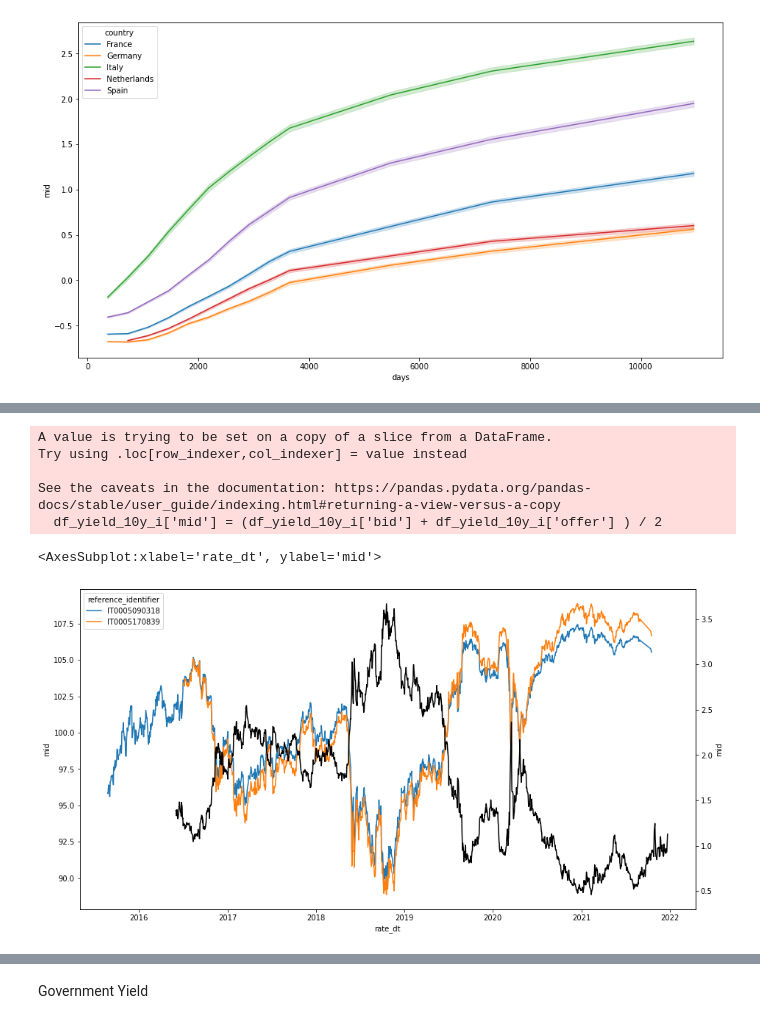
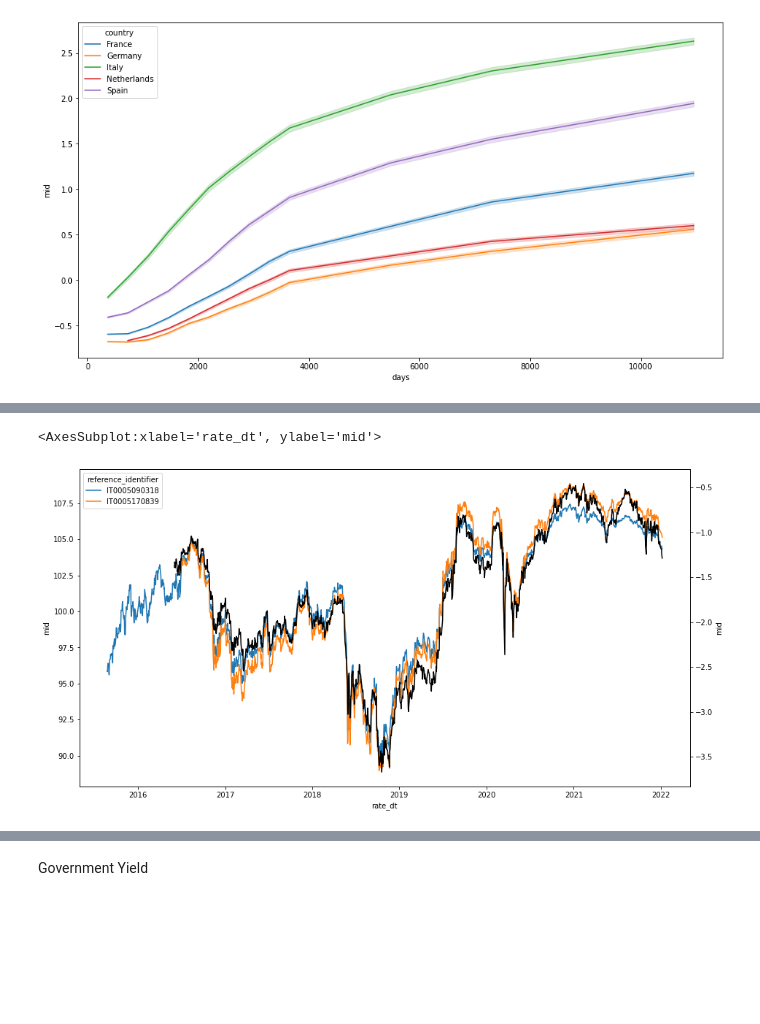
Before and after one commit to Merijn68/BondTrading, a Jupyter notebook: notebooks/03_data_exploratie.ipynb, the cells around one changed output, grey strips where cells are left out. Saved outputs shown, nothing was run; the diff lists cells and outputs as text; code cells hidden in the pictures; blank space fills up the shorter version.

```diff
--- a/notebooks/03_data_exploratie.ipynb
+++ b/notebooks/03_data_exploratie.ipynb
@@ -97,16 +80,16 @@ plt.figure(figsize=(15,8))
 df_bp = make_dataset.read_pkl('bp')
 
 df_yield = make_dataset.read_pkl('yield')
-df_y = df_yield[(df_yield['country']=='Germany') & (df_yield['timeband']=='10 YEARS')].copy()
+df_y10 = df_yield[df_yield['timeband']=='10 YEARS']
+df_y10_germany = df_y10[df_y10['country']=='Germany']
 
 
 df = df_bp[df_bp['isin'].isin(['DE0001102309','DE0001102374', 'DE0001135499'])]
-df = df[df['rate_dt'] >= df_y['rate_dt'].min()]
+df = df[df['rate_dt'] >= df_y10_germany['rate_dt'].min()]
 sns.lineplot(data = df, x = 'rate_dt', y = 'mid', hue = 'reference_identifier')
 
-df_y['mid'] = (df_y['bid'] + df_y['offer'] ) / 2
-df_y = df_y[df_y['rate_dt'] >= df['rate_dt'].min()]
+df_y10_germany = df_y10_germany[df_y10_germany['rate_dt'] >= df['rate_dt'].min()]
 
 ax2 = plt.twinx()
-sns.lineplot(data = df_y, x = 'rate_dt', y = 'mid', color = 'black', ax=ax2)
+sns.lineplot(data = df_y10_germany, x = 'rate_dt', y = 'mid', color = 'black', ax=ax2)
 # %% [output]
@@ -147,19 +153,14 @@ df_bonds_i
 # %%
 isins = df_bonds_i['isin'].to_list()
 df_bp_i = df_bp[df_bp['isin'].isin(isins)]
 plt.figure(figsize=(15,8))
 sns.lineplot(data = df_bp_i, x = 'rate_dt', y = 'mid', hue = 'reference_identifier')
 
-df_yield_10y_i = df_yield_10y[df_yield_10y['country'] == 'Italy']
-df_yield_10y_i['mid'] = (df_yield_10y_i['bid'] + df_yield_10y_i['offer'] ) / 2
-
+df_y10_italy = df_y10[df_y10['country']=='Italy']
+df_y10_italy = df_y10_italy[df_y10_italy['rate_dt'] >= df_bp_i['rate_dt'].min()]
+df_y10_italy['mid'] = df_y10_italy['mid'] * -1
 ax2 = plt.twinx()
-sns.lineplot(data = df_yield_10y_i, x = 'rate_dt', y = 'mid', color = 'black', ax=ax2)
+sns.lineplot(data = df_y10_italy, x = 'rate_dt', y = 'mid', color = 'black', ax=ax2)
 # %% [output]
-A value is trying to be set on a copy of a slice from a DataFrame.
-Try using .loc[row_indexer,col_indexer] = value instead
-
-See the caveats in the documentation: https://pandas.pydata.org/pandas-docs/stable/user_guide/indexing.html#returning-a-view-versus-a-copy
-  df_yield_10y_i['mid'] = (df_yield_10y_i['bid'] + df_yield_10y_i['offer'] ) / 2
+<AxesSubplot:xlabel='rate_dt', ylabel='mid'>
-<AxesSubplot:xlabel='rate_dt', ylabel='mid'>
-[figure, old version]
+[figure, new version]
```
Also changed, not shown: parts of 24 cells of this notebook, 13 other files.
